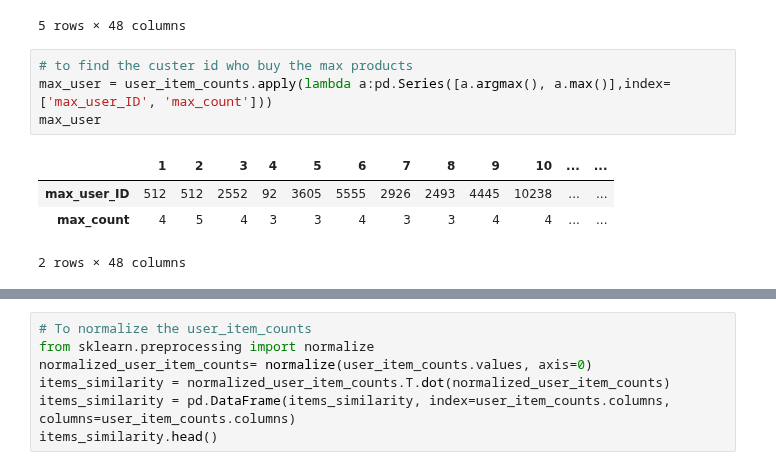
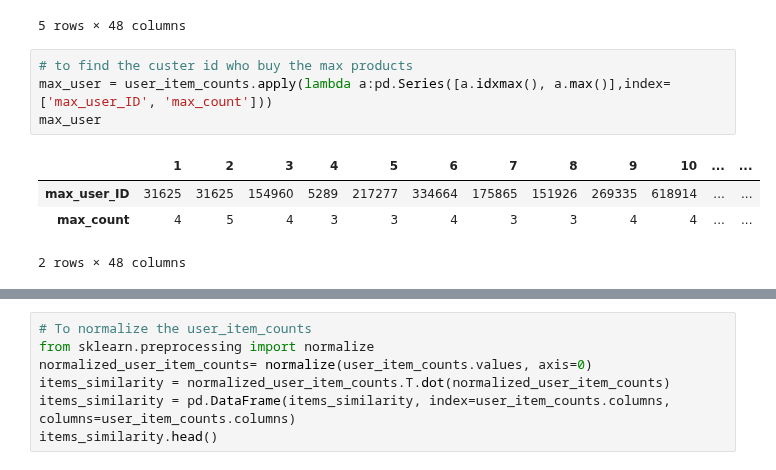
Before and after one commit to Aliciaworld/DS-TakeHomeChallenges, a Jupyter notebook: 09. Clustering Grocery Items.ipynb, the cells around one changed output, grey strips where cells are left out. Saved outputs shown, nothing was run; the diff lists cells and outputs as text.

```diff
--- a/09. Clustering Grocery Items.ipynb
+++ b/09. Clustering Grocery Items.ipynb
@@ -230,11 +220,11 @@ user_item_counts.head()
 5 rows × 48 columns
 # %%
 # to find the custer id who buy the max products
-max_user = user_item_counts.apply(lambda a:pd.Series([a.argmax(), a.max()],index=['max_user_ID', 'max_count']))
+max_user = user_item_counts.apply(lambda a:pd.Series([a.idxmax(), a.max()],index=['max_user_ID', 'max_count']))
 max_user
 # %% [output]
 |  | 1 | 2 | 3 | 4 | 5 | 6 | 7 | 8 | 9 | 10 | ... | ... |
-| max_user_ID | 512 | 512 | 2552 | 92 | 3605 | 5555 | 2926 | 2493 | 4445 | 10238 | ... | ... |
+| max_user_ID | 31625 | 31625 | 154960 | 5289 | 217277 | 334664 | 175865 | 151926 | 269335 | 618914 | ... | ... |
 | max_count | 4 | 5 | 4 | 3 | 3 | 4 | 3 | 3 | 4 | 4 | ... | ... |
 2 rows × 48 columns
 # %%
```
Also changed, not shown: parts of 21 cells of this notebook.
